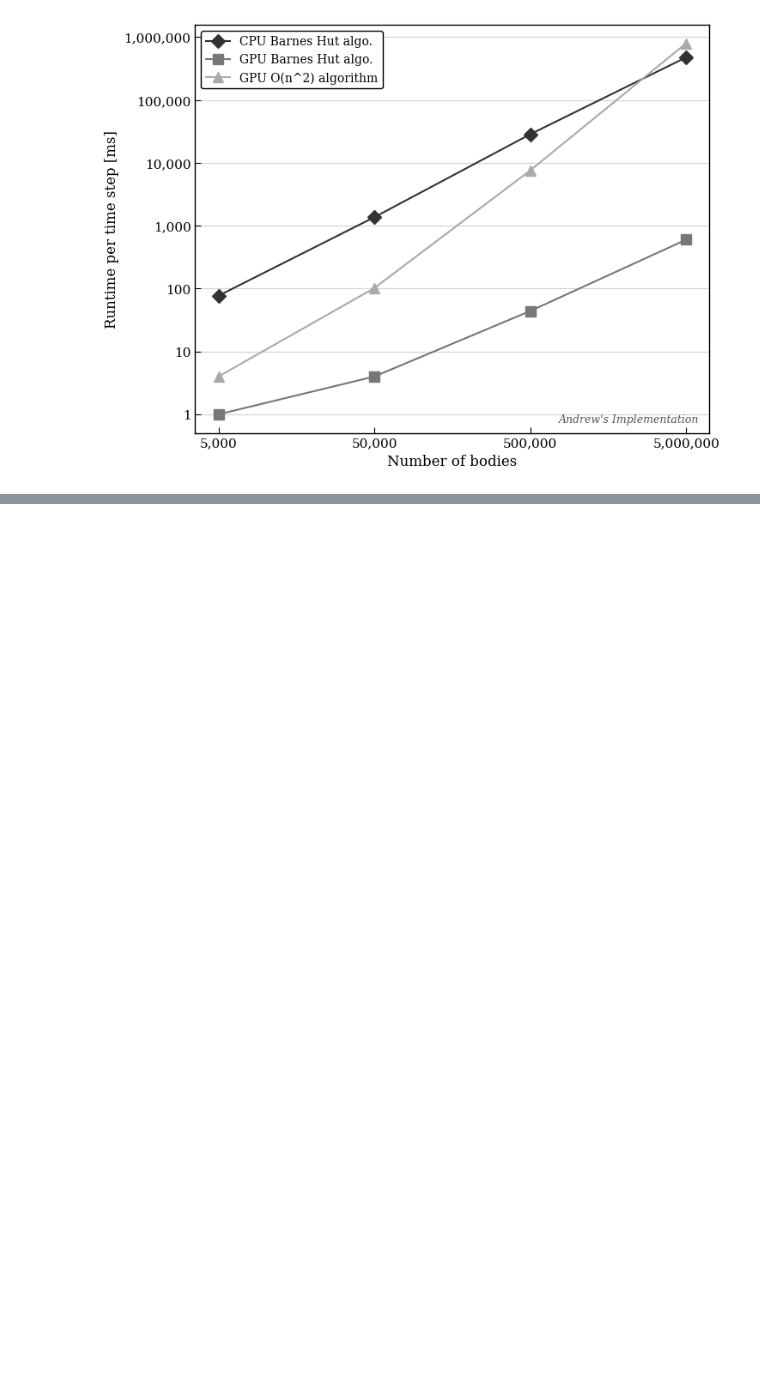
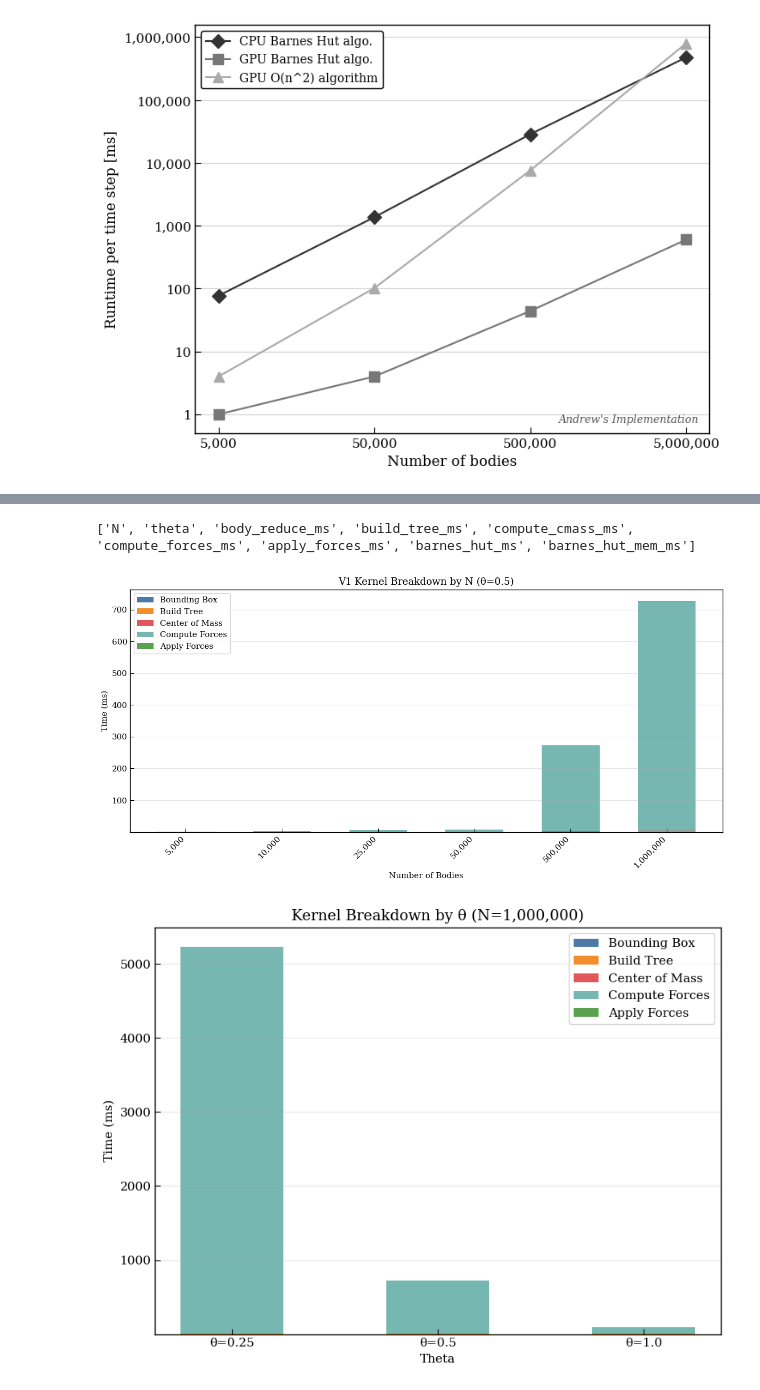
Before and after one commit to Andrew-Koulogeorge/barnes-hut, a Jupyter notebook: results/analysis.ipynb, the cells around one changed output, grey strips where cells are left out. Saved outputs shown, nothing was run; the diff lists cells and outputs as text; code cells hidden in the pictures; blank space fills up the shorter version.

```diff
--- a/results/analysis.ipynb
+++ b/results/analysis.ipynb
@@ -1118,0 +1202,74 @@ plt.savefig("bhut_comparison.png", dpi=150)
+# %%
+import pandas as pd
+import matplotlib.pyplot as plt
+import numpy as np
+
+df = pd.read_csv("cuda_v1_small_blocks_ajk_per_kernel.csv")
+
+kernels = ["body_reduce_ms", "build_tree_ms", "compute_cmass_ms", "compute_forces_ms", "apply_forces_ms"]
+colors = ["#4e79a7", "#f28e2b", "#e15759", "#76b7b2", "#59a14f"]
+labels = ["Bounding Box", "Build Tree", "Center of Mass", "Compute Forces", "Apply Forces"]
+
+# ============================================================
+# PLOT 1: Stacked bar by N, fixed theta=0.5
+# ============================================================
+fig1, ax1 = plt.subplots(figsize=(12, 6))
+
+df_t = df[df["theta"] == 0.5].sort_values("N")
+print(df.columns.tolist())
+
+x = np.arange(len(df_t))
+width = 0.6
+bottom = np.zeros(len(df_t))
+
+for kern, color, label in zip(kernels, colors, labels):
+    vals = df_t[kern].values
+    ax1.bar(x, vals, width, bottom=bottom, color=color, label=label)
+    bottom += vals
+
+ax1.set_xticks(x)
+ax1.set_xticklabels([f"{n:,}" for n in df_t["N"]], rotation=45, ha="right")
+ax1.set_xlabel("Number of Bodies")
+ax1.set_ylabel("Time (ms)")
+ax1.set_title("V1 Kernel Breakdown by N (θ=0.5)")
+ax1.legend(loc="upper left")
+ax1.grid(True, alpha=0.3, axis="y")
+plt.tight_layout()
+plt.savefig("figs/v1_final_profile_kernels_by_N.png", dpi=150)
+
+# ============================================================
+# PLOT 2: Stacked bar by theta, fixed N
+# ============================================================
+# pick the largest N that has all thetas
+all_thetas = df["theta"].unique()
+valid_N = df.groupby("N").filter(lambda g: set(all_thetas).issubset(set(g["theta"])))["N"].unique()
+fixed_N = max(valid_N)
+
+fig2, ax2 = plt.subplots(figsize=(8, 6))
+
+df_n = df[df["N"] == fixed_N].sort_values("theta")
+x = np.arange(len(df_n))
+width = 0.5
+bottom = np.zeros(len(df_n))
+
+for kern, color, label in zip(kernels, colors, labels):
+    vals = df_n[kern].values
+    ax2.bar(x, vals, width, bottom=bottom, color=color, label=label)
+    bottom += vals
+
+ax2.set_xticks(x)
+ax2.set_xticklabels([f"θ={t}" for t in df_n["theta"]])
+ax2.set_xlabel("Theta")
+ax2.set_ylabel("Time (ms)")
+ax2.set_title(f"Kernel Breakdown by θ (N={fixed_N:,})")
+ax2.legend(loc="upper right")
+ax2.grid(True, alpha=0.3, axis="y")
+plt.tight_layout()
+plt.savefig("figs/v1_final_profile_kernels_by_Theta.png", dpi=150)
+
+
+plt.show()
+# %% [output]
+['N', 'theta', 'body_reduce_ms', 'build_tree_ms', 'compute_cmass_ms', 'compute_forces_ms', 'apply_forces_ms', 'barnes_hut_ms', 'barnes_hut_mem_ms']
+[figure, added]
+[figure, added]
```
Also changed, not shown: parts of 12 cells of this notebook, 51 other files.
